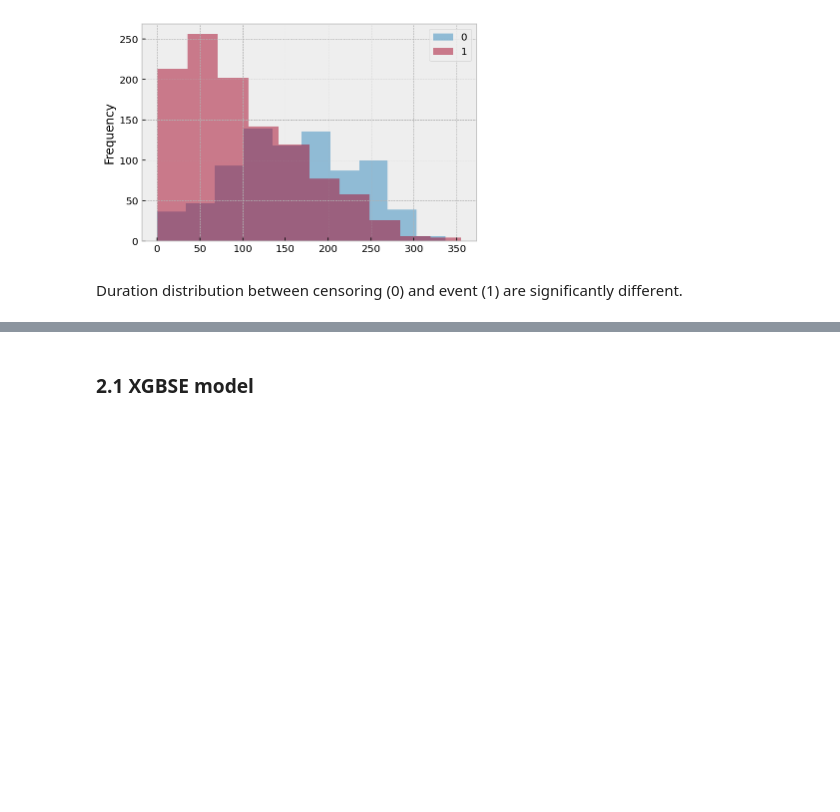
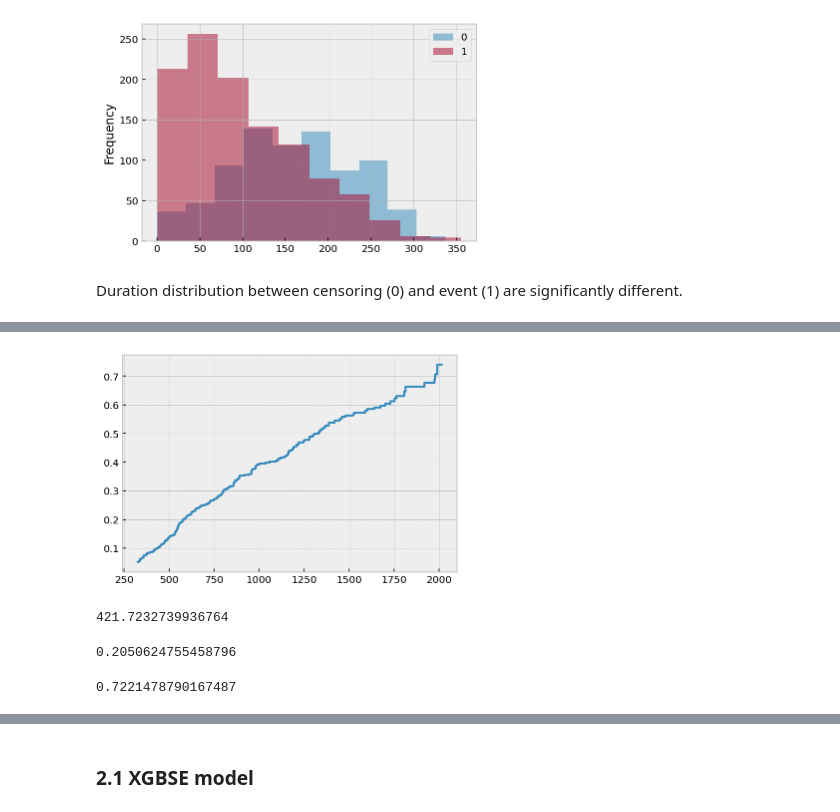
Before and after one commit to skurvival/sandbox, a Jupyter notebook: XGBSE_Scikit.ipynb, the cells around one changed output, grey strips where cells are left out. Saved outputs shown, nothing was run; the diff lists cells and outputs as text; code cells hidden in the pictures; blank space fills up the shorter version.

```diff
--- a/XGBSE_Scikit.ipynb
+++ b/XGBSE_Scikit.ipynb
@@ -79,0 +251,17 @@ Duration distribution between censoring (0) and event (1) are significantly diff
+# %%
+cumulative_hazards = mlr.predict_cumulative_hazard_function(gbsg_X_test, return_array=True)
+plt.step(gbsg_times, cumulative_hazards[0]);
+# %% [output]
+[figure, added]
+# %%
+mlr.predict(gbsg_X_test)[0]
+# %% [output]
+421.7232739936764
+# %%
+integrated_brier_score(gbsg_y_train, gbsg_y_test, survival_probs, gbsg_times)
+# %% [output]
+0.2050624755458796
+# %%
+cumulative_dynamic_auc(gbsg_y, gbsg_y_test, cumulative_hazards, gbsg_times)[1]
+# %% [output]
+0.7221478790167487
```
Also changed, not shown: parts of 48 cells of this notebook.
